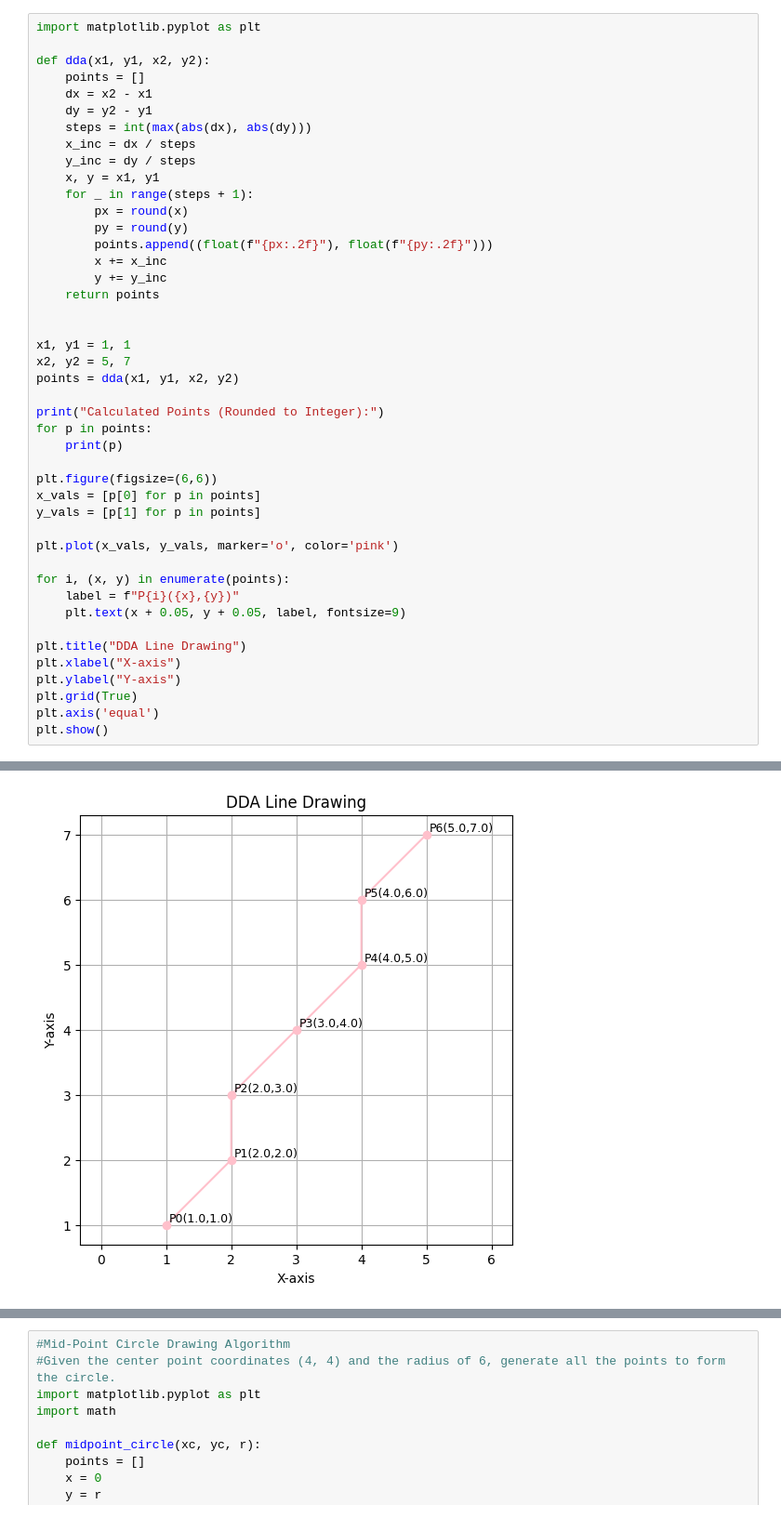
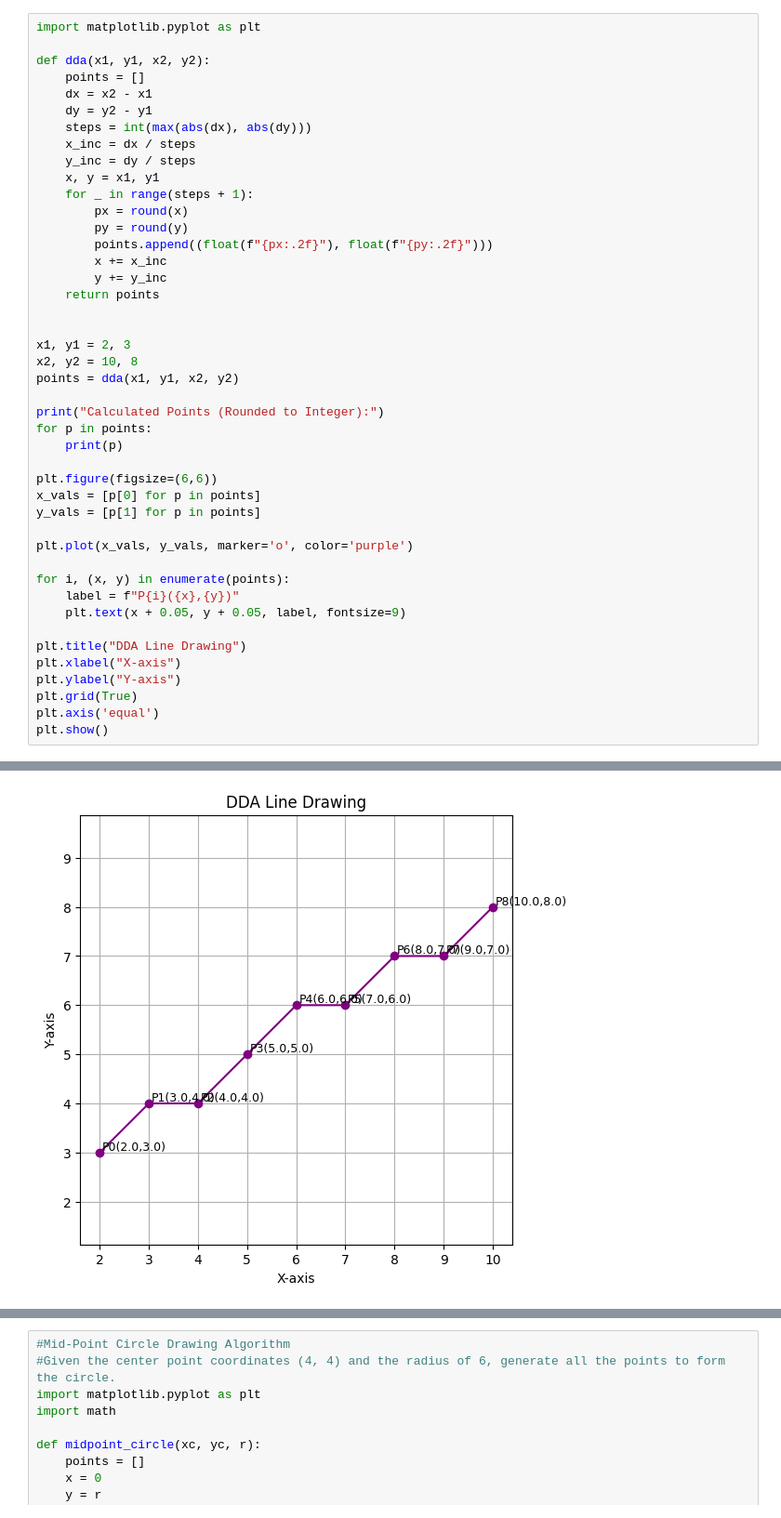
Before and after one commit to meeddhaa/computer_graphics, a Jupyter notebook: Computergraphics.ipynb, the cells around one changed output, grey strips where cells are left out. Shown at 93% size. Saved outputs shown, nothing was run; the diff lists cells and outputs as text.

```diff
--- a/Computergraphics.ipynb
+++ b/Computergraphics.ipynb
@@ -22,8 +22,8 @@ def dda(x1, y1, x2, y2):
     return points
 
 
-x1, y1 = 1, 1
-x2, y2 = 5, 7
+x1, y1 = 2, 3
+x2, y2 = 10, 8
 points = dda(x1, y1, x2, y2)
 
 print("Calculated Points (Rounded to Integer):")
@@ -34,7 +34,7 @@ plt.figure(figsize=(6,6))
 x_vals = [p[0] for p in points]
 y_vals = [p[1] for p in points]
 
-plt.plot(x_vals, y_vals, marker='o', color='pink')
+plt.plot(x_vals, y_vals, marker='o', color='purple')
 
 for i, (x, y) in enumerate(points):
     label = f"P{i}({x},{y})"
@@ -58,2 +60,2 @@ Calculated Points (Rounded to Integer):
-[figure, old version]
+[figure, new version]
 # %%
```
Also changed, not shown: parts of 7 cells of this notebook.
